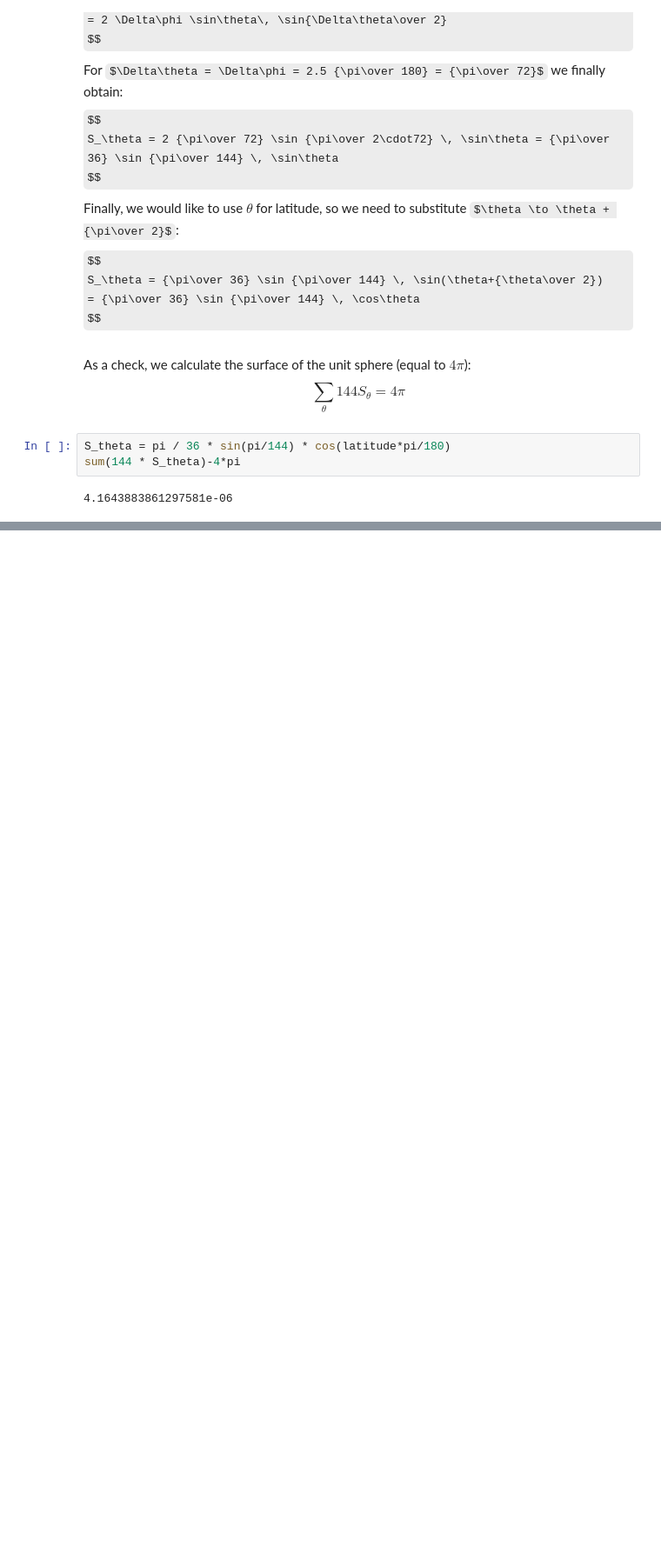
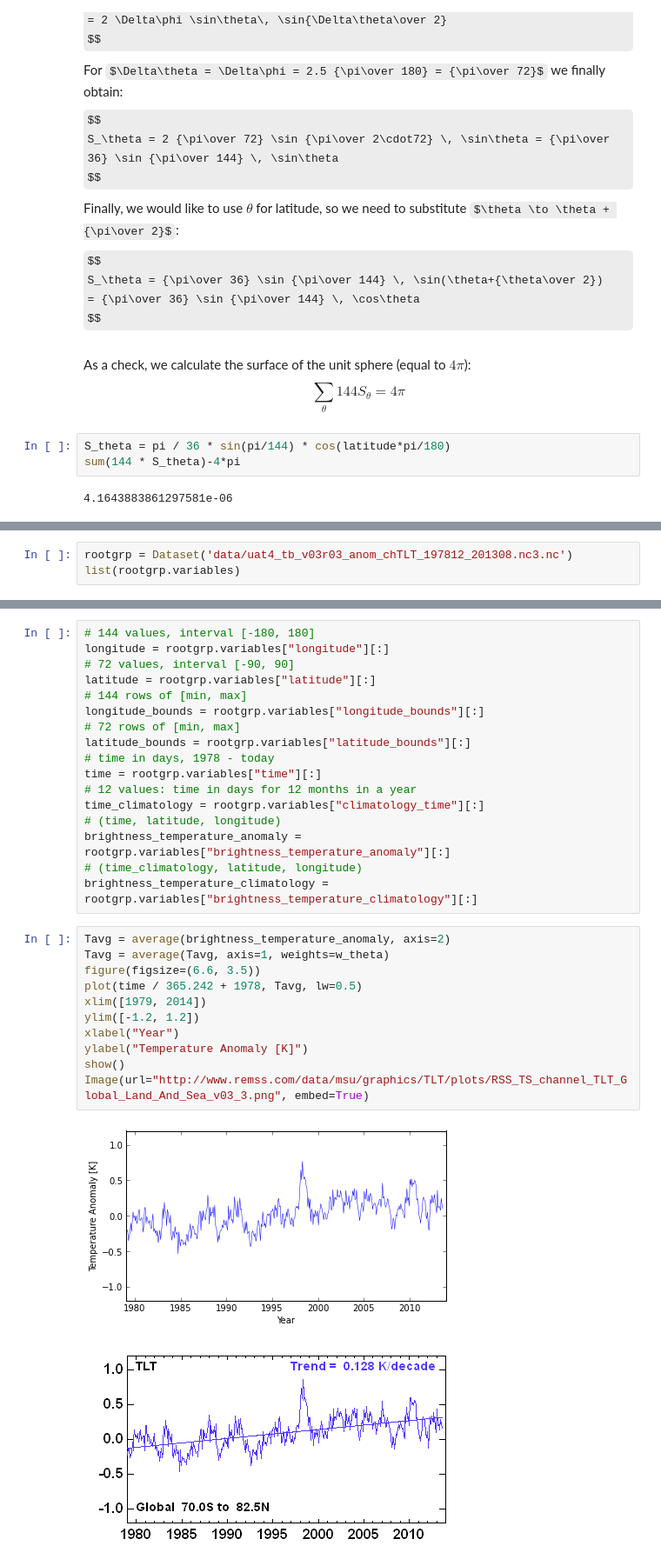
Before and after one commit to certik/climate, a Jupyter notebook: RSS.ipynb, the cells around one changed output, grey strips where cells are left out. Shown at 87% size. Drawn from its saved outputs; the diff is of its cells as text; some formulas as TeX source; blank space fills up the shorter version.

```diff
--- a/RSS.ipynb
+++ b/RSS.ipynb
@@ -175,0 +235,3 @@ ylabel("T [C]")
+# %%
+rootgrp = Dataset('data/uat4_tb_v03r03_anom_chTLT_197812_201308.nc3.nc')
+list(rootgrp.variables)
@@ -175,0 +254,31 @@ ylabel("T [C]")
+# %%
+# 144 values, interval [-180, 180]
+longitude = rootgrp.variables["longitude"][:]
+# 72 values, interval [-90, 90]
+latitude = rootgrp.variables["latitude"][:]
+# 144 rows of [min, max]
+longitude_bounds = rootgrp.variables["longitude_bounds"][:]
+# 72 rows of [min, max]
+latitude_bounds = rootgrp.variables["latitude_bounds"][:]
+# time in days, 1978 - today
+time = rootgrp.variables["time"][:]
+# 12 values: time in days for 12 months in a year
+time_climatology = rootgrp.variables["climatology_time"][:]
+# (time, latitude, longitude)
+brightness_temperature_anomaly = rootgrp.variables["brightness_temperature_anomaly"][:]
+# (time_climatology, latitude, longitude)
+brightness_temperature_climatology = rootgrp.variables["brightness_temperature_climatology"][:]
+# %%
+Tavg = average(brightness_temperature_anomaly, axis=2)
+Tavg = average(Tavg, axis=1, weights=w_theta)
+figure(figsize=(6.6, 3.5))
+plot(time / 365.242 + 1978, Tavg, lw=0.5)
+xlim([1979, 2014])
+ylim([-1.2, 1.2])
+xlabel("Year")
+ylabel("Temperature Anomaly [K]")
+show()
+Image(url="http://www.remss.com/data/msu/graphics/TLT/plots/RSS_TS_channel_TLT_Global_Land_And_Sea_v03_3.png", embed=True)
+# %% [output]
+[figure, added]
+[figure, added]
```
Also changed, not shown: parts of 16 cells of this notebook.
